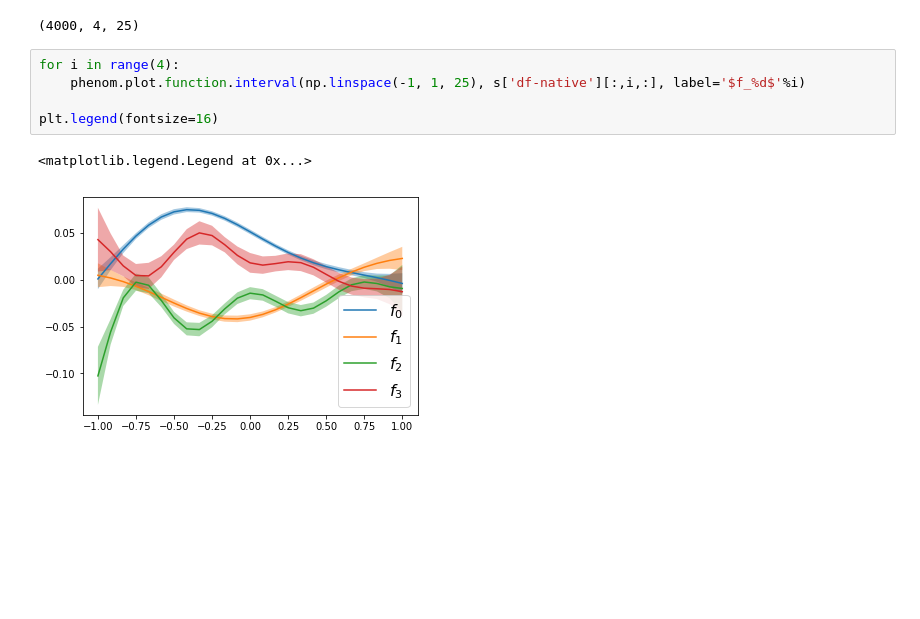
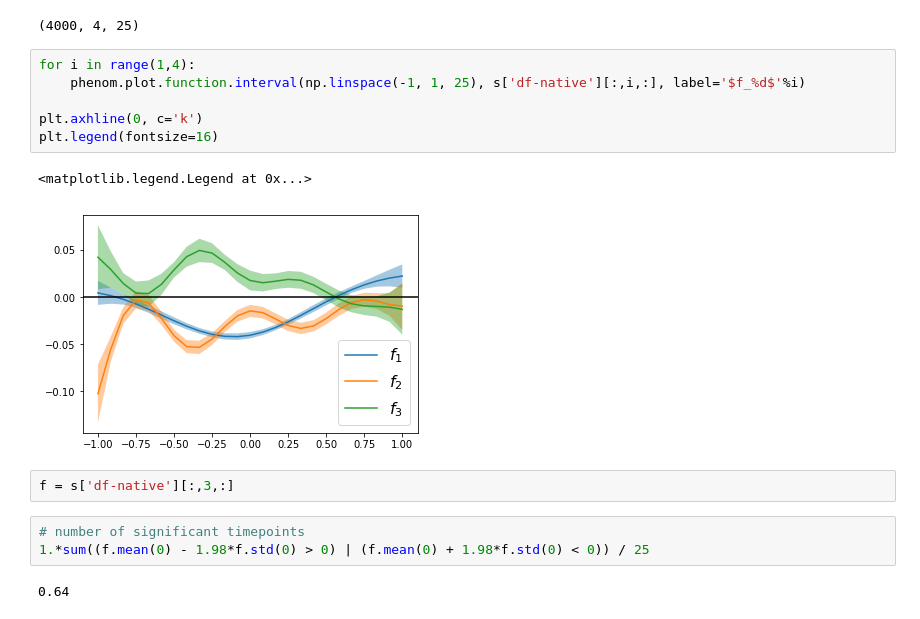
Before and after one commit to ptonner/phenom, a Jupyter notebook: example.ipynb, the cells around one changed output. Drawn from its saved outputs; the diff is of its cells as text; blank space fills up the shorter version.

```diff
--- a/example.ipynb
+++ b/example.ipynb
@@ -40,10 +40,18 @@ s['f-native'].shape
 # %% [output]
 (4000, 4, 25)
 # %%
-for i in range(4):
+for i in range(1,4):
     phenom.plot.function.interval(np.linspace(-1, 1, 25), s['df-native'][:,i,:], label='$f_%d$'%i)
 
+plt.axhline(0, c='k')
 plt.legend(fontsize=16)
 # %% [output]
 <matplotlib.legend.Legend at 0x...>
-[figure, old version]
+[figure, new version]
+# %%
+f = s['df-native'][:,3,:]
+# %%
+# number of significant timepoints
+1.*sum((f.mean(0) - 1.98*f.std(0) > 0) | (f.mean(0) + 1.98*f.std(0) < 0)) / 25
+# %% [output]
+0.64
```
Also changed, not shown: parts of 1 cell of this notebook.
